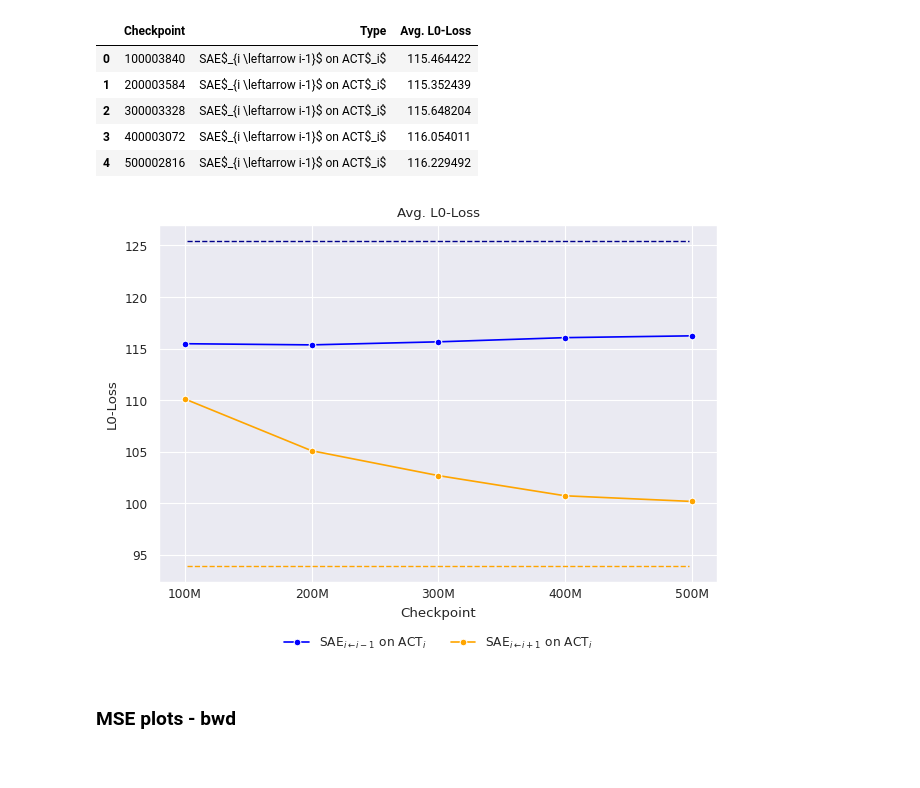
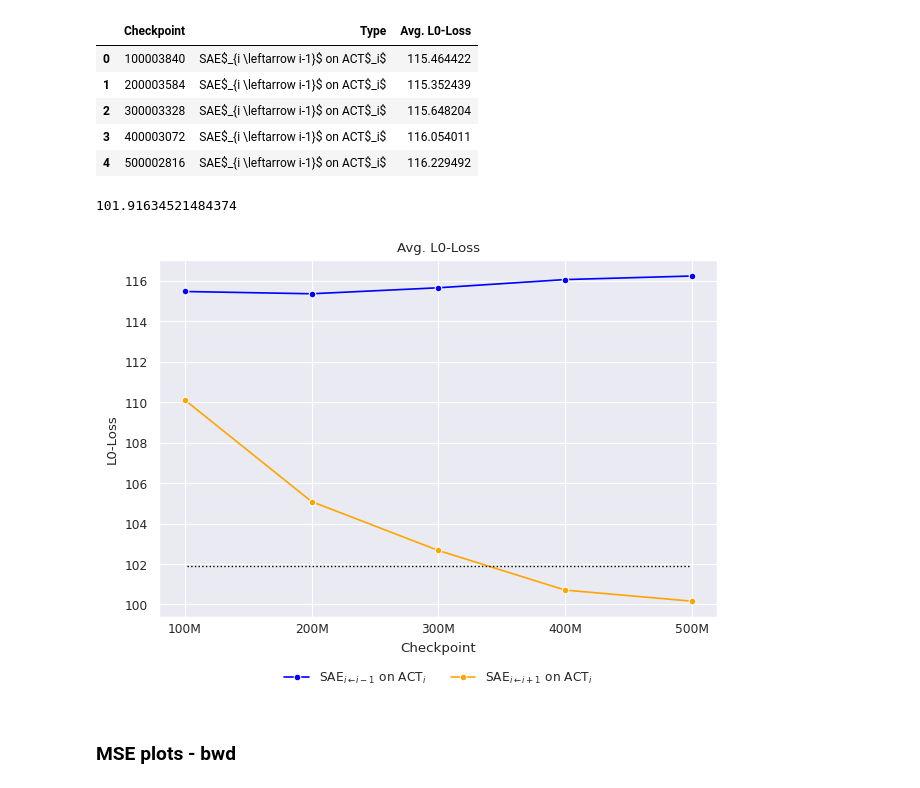
Before and after one commit to ghidav/sae-transfer-learning, a Jupyter notebook: paper_plot.ipynb, the cells around one changed output. Drawn from its saved outputs; the diff is of its cells as text; code cells hidden in the pictures.

Commit message:
Update paper plot

```diff
--- a/paper_plot.ipynb
+++ b/paper_plot.ipynb
@@ -1065,26 +1075,34 @@ l0_combined_avgs_df_plot.head()
 | 2 | 300003328 | SAE$_{i \leftarrow i-1}$ on ACT$_i$ | 115.648204 |
 | 3 | 400003072 | SAE$_{i \leftarrow i-1}$ on ACT$_i$ | 116.054011 |
 | 4 | 500002816 | SAE$_{i \leftarrow i-1}$ on ACT$_i$ | 116.229492 |
+# %%
+baseline_avg_l0 = (
+    baseline[baseline["ACT-Layer"] == baseline["SAE-Layer"]].reset_index(drop=True)[["l0"]].iloc[1:-1].mean().item()
+)
+baseline_avg_l0
+# %% [output]
+101.91634521484374
 # %%
 sns.set_theme("paper")
 ax = sns.lineplot(
     data=l0_combined_avgs_df_plot,
     x="Checkpoint",
     y="Avg. L0-Loss",
     hue="Type",
     marker="o",
     palette={"SAE$_{i \leftarrow i-1}$ on ACT$_i$": "blue", "SAE$_{i \leftarrow i+1}$ on ACT$_i$": "orange"},
 )
-ax.axhline(y=l0_fwd_avgs_df.iloc[0, 0], xmin=0.05, xmax=0.95, color="darkblue", linewidth=1, ls="--")
-ax.axhline(y=l0_bwd_avgs_df.iloc[0, 0], xmin=0.05, xmax=0.95, color="orange", linewidth=1, ls="--")
+# ax.axhline(y=l0_fwd_avgs_df.iloc[0, 0], xmin=0.05, xmax=0.95, color="darkblue", linewidth=1, ls="--")
+# ax.axhline(y=l0_bwd_avgs_df.iloc[0, 0], xmin=0.05, xmax=0.95, color="orange", linewidth=1, ls="--")
+ax.axhline(y=baseline_avg_l0, xmin=0.05, xmax=0.95, color="black", linewidth=1, ls=":")
 ax.set_title("Avg. L0-Loss")
 ax.set_ylabel("L0-Loss")
 ax.set_xticklabels([f"{i+1}00M" for i in range(5)], va="center", ha="center")
 sns.move_legend(ax, "lower center", bbox_to_anchor=(0.5, -0.22), ncol=3, title=None, frameon=False)
 plt.tight_layout()
 plt.savefig(IMG_PATH + "avg_l0_loss_score_through_time_combined.png", dpi=300, bbox_inches="tight")
 # %% [output]
-[figure, old version]
+[figure, new version]
 # %% [markdown]
 ### MSE plots - bwd
 # %%
```
Also changed, not shown: parts of 8 cells of this notebook.
